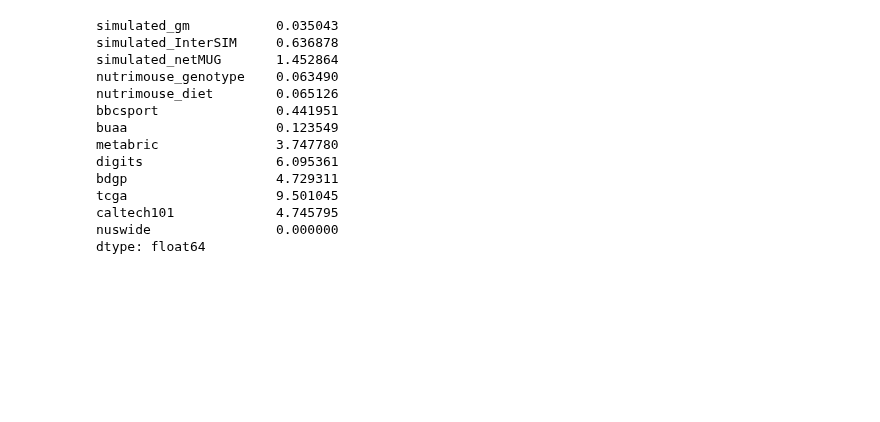
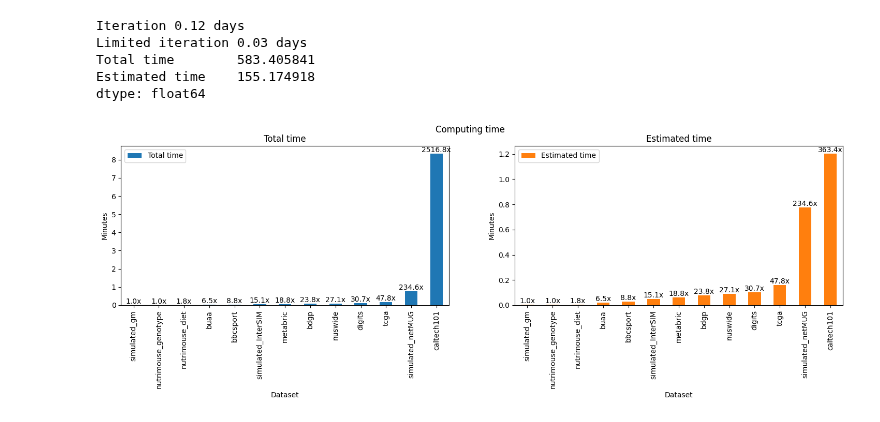
Before and after one commit to RafRomB/imml, a Jupyter notebook: time_evaluation.ipynb, the cells around one changed output. Cells and saved outputs as stored; diff of their text form; code cells hidden in the pictures; blank space fills up the shorter version.

```diff
--- a/time_evaluation.ipynb
+++ b/time_evaluation.ipynb
@@ -15,20 +15,30 @@ results (7, 13)
 | MVSpectralClustering | 0.202724 | 5.404086 | 8.444749 | 0.196069 | 0.129316 | 0.464554 | ... |
 | MVCoRegSpectralClustering | 0.110259 | 0.561998 | 3.278590 | 0.103106 | 0.136843 | 0.464830 | ... |
 | GroupPCA | 0.009973 | 0.162918 | 0.335689 | 0.107292 | 0.105674 | 0.364418 | ... |
-# %%
-(results * 10 * 50 * 2 * 5).sum() / 3600 / 24
-# %% [output]
-simulated_gm           0.035043
-simulated_InterSIM     0.636878
-simulated_netMUG       1.452864
-nutrimouse_genotype    0.063490
-nutrimouse_diet        0.065126
-bbcsport               0.441951
-buaa                   0.123549
-metabric               3.747780
-digits                 6.095361
-bdgp                   4.729311
-tcga                   9.501045
-caltech101             4.745795
-nuswide                0.000000
-dtype: float64
+# %%
+TIME_LIMIT = 1800
+N_MISSING_PERCENTAGE = 10
+N_MISSING_PATTERNS = 5
+N_IMPUTING_PATTERNS = 2
+N_PERMUTATIONS = 50
+
+time = results.div(3600).div(24)
+print("Iteration", round(time.sum().sum(), 2), "days")
+print("Limited iteration", round(time[time < (TIME_LIMIT/3600/24)].sum().sum(), 2), "days")
+time = pd.DataFrame([(time * N_MISSING_PERCENTAGE * N_PERMUTATIONS * N_IMPUTING_PATTERNS * N_MISSING_PATTERNS).sum(),
+                     (time[time < (TIME_LIMIT/3600/24)] * N_MISSING_PERCENTAGE * N_PERMUTATIONS * N_IMPUTING_PATTERNS * N_MISSING_PATTERNS).sum()],
+                    index= ["Total time", "Estimated time"]).T
+print(time.sum(0))
+time = time.div(60).sort_values("Estimated time")
+labels = time / time.min(0)
+labels = labels.round(1).astype(str) + "x"
+axs = time.plot.bar(title= "Computing time", xlabel= "Dataset", ylabel= "Minutes", subplots= True, layout= (1,2), figsize= (18,4))
+for idx, ax in enumerate(axs[0]):
+    _ = ax.bar_label(ax.containers[0], labels= labels.iloc[:,idx])
+# %% [output]
+Iteration 0.12 days
+Limited iteration 0.03 days
+Total time        583.405841
+Estimated time    155.174918
+dtype: float64
+[figure, added]
```
Also changed, not shown: parts of 5 cells of this notebook, 5 other files.
